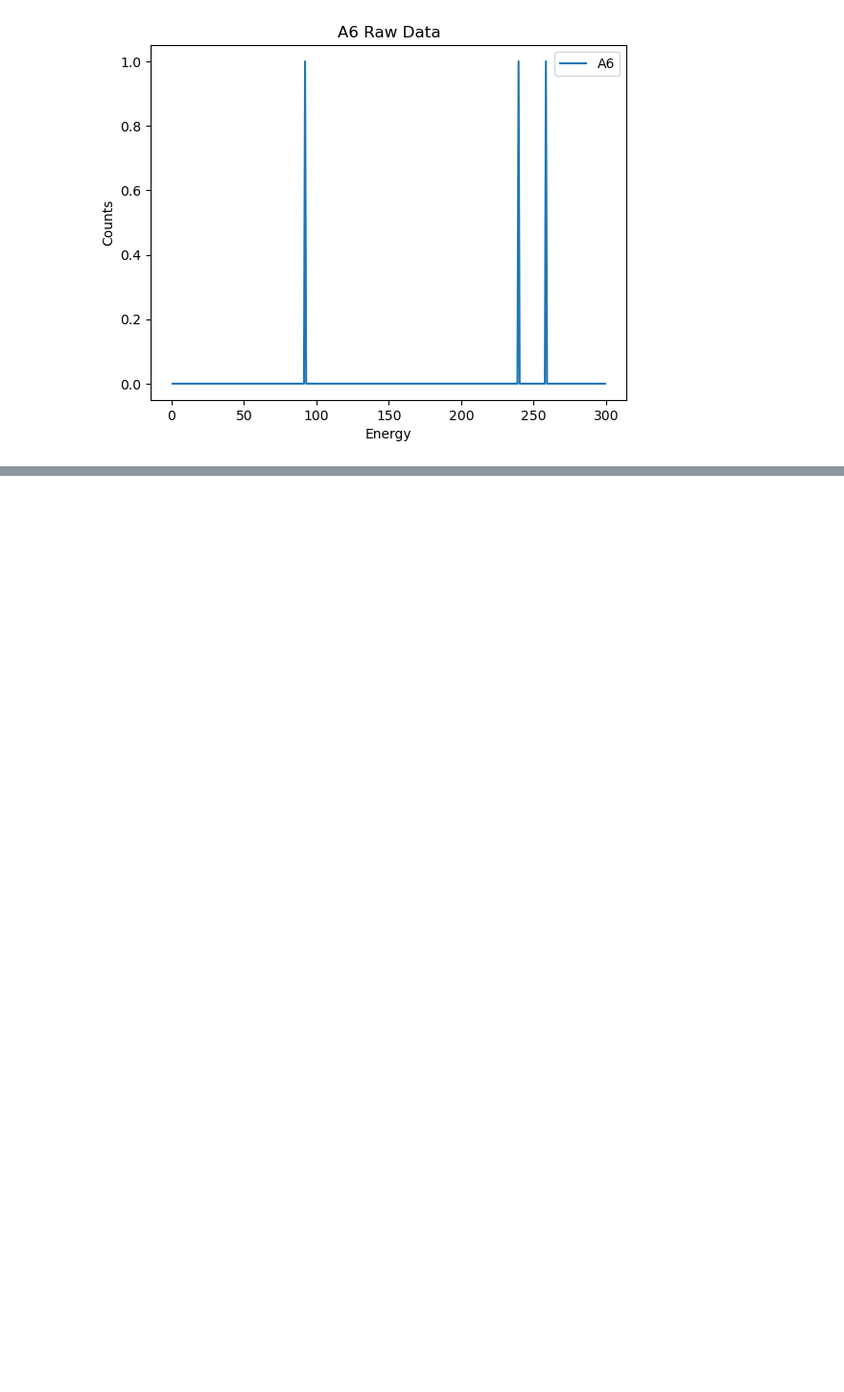
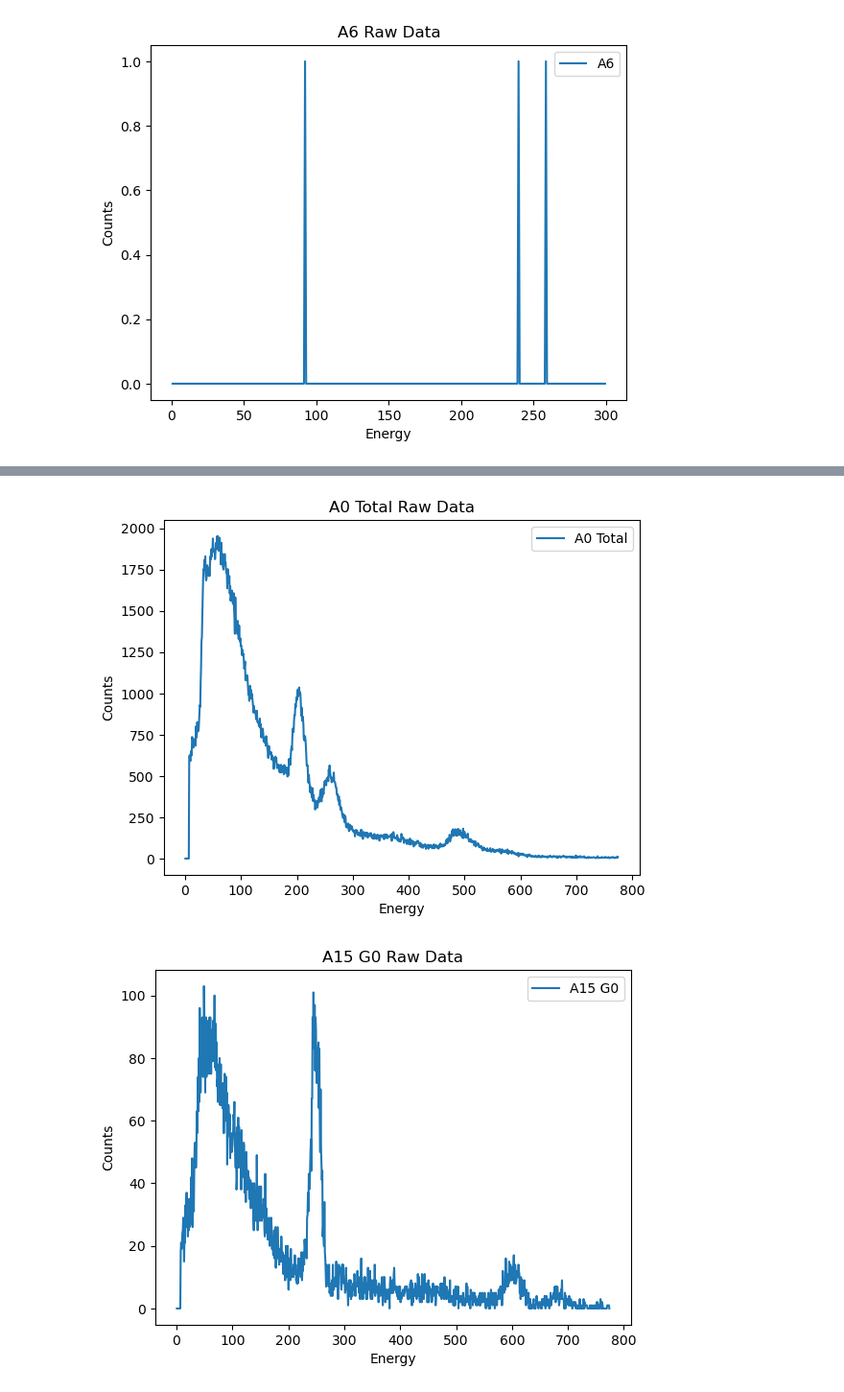
Before and after one commit to Steinburglar/advanced_exp, a Jupyter notebook: FAFO/Positron.ipynb, the cells around one changed output, grey strips where cells are left out. Shown at 96% size. Cells and saved outputs as stored; diff of their text form; code cells hidden in the pictures; blank space fills up the shorter version.

```diff
--- a/FAFO/Positron.ipynb
+++ b/FAFO/Positron.ipynb
@@ -86,0 +118,12 @@ No overlap at 6.0 degrees
+# %%
+base_path = "../Databases/Positron/"
+
+A0Total = load_gamma_count(base_path + "A0Total.csv")# 60 minute run?
+plot_raw(A0Total, "0 Total")
+A15G0 = load_gamma_count(base_path + "A15G0.csv") #g2 means coinicidence turned off "ungated". note: 20 minute run!
+plot_raw(A15G0, "15 G0")
+A15G1 = load_gamma_count(base_path + "A15G1.csv") #G1 means coincidence turned on. "gated" note: 20 minute run!!
+plot_raw(A15G1, "15 G1")
+# %% [output]
+[figure, added]
+[figure, added]
```
Also changed, not shown: parts of 6 cells of this notebook, 3 other files.
